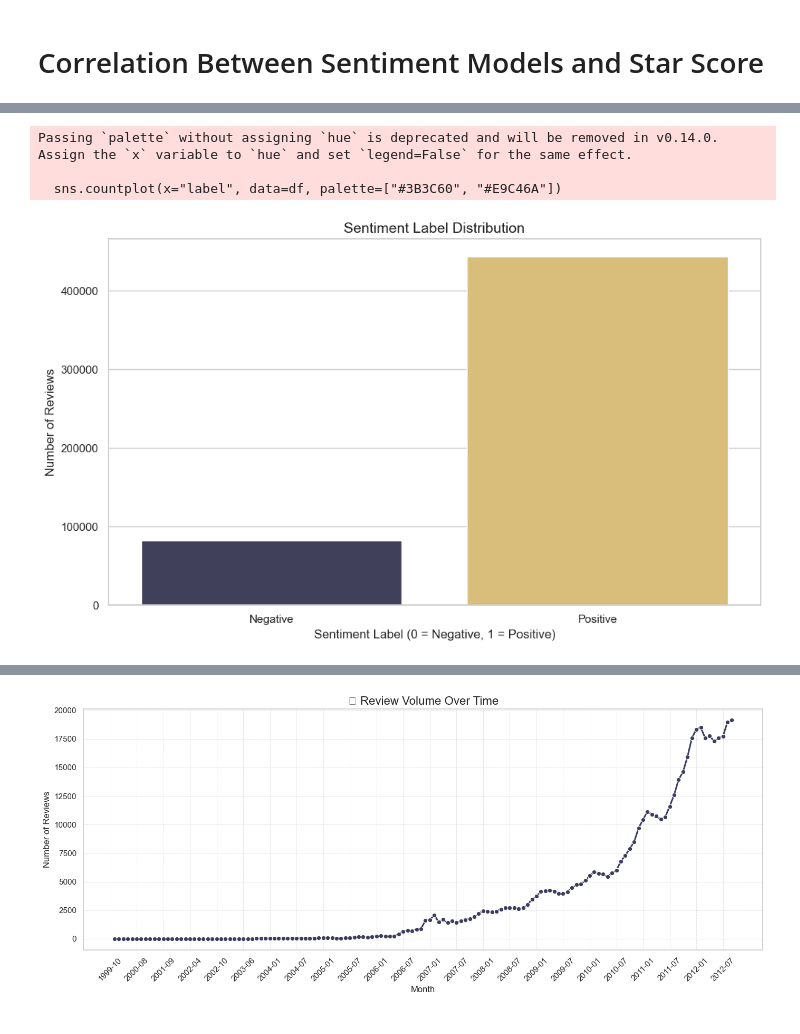
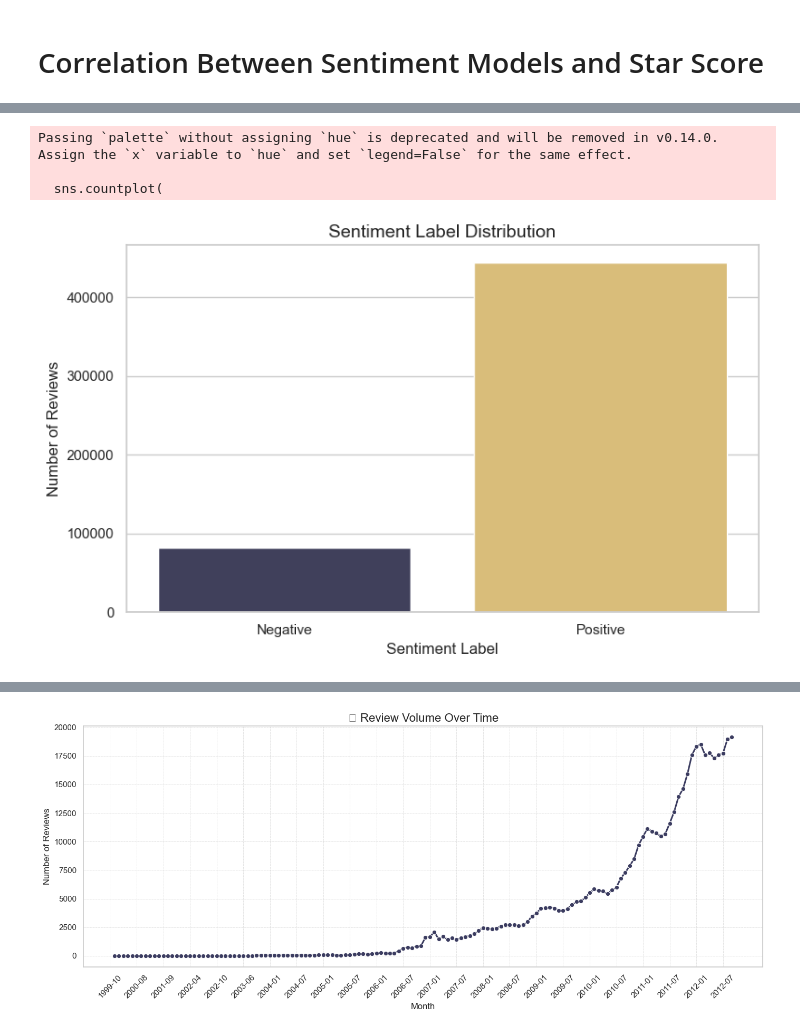
Before and after one commit to marwahfaraj/amazon-fine-food-reviews-analysis, a Jupyter notebook: notebooks/01_eda_sentiment_analysis.ipynb, the cells around one changed output, grey strips where cells are left out. Cells and saved outputs as stored; diff of their text form; code cells hidden in the pictures.

```diff
--- a/notebooks/01_eda_sentiment_analysis.ipynb
+++ b/notebooks/01_eda_sentiment_analysis.ipynb
@@ -226,18 +339,41 @@ plt.show()
 # %%
-# Make sure visuals folder exists
+import os
+import seaborn as sns
+import matplotlib.pyplot as plt
+
+# Ensure output folder exists
 os.makedirs("../visuals/histograms", exist_ok=True)
 
-# Bar plot: sentiment label distribution
-sns.countplot(x="label", data=df, palette=["#3B3C60", "#E9C46A"])
+# Custom brand colors
+custom_palette = {
+    0: "#3B3C60",  # Negative = navy
+    1: "#E9C46A"   # Positive = gold
+}
+
+# Ensure label is integer
+df["label"] = df["label"].astype(int)
+
+# Plot
+plt.figure(figsize=(8, 5))
+sns.countplot(
+    x="label",
+    data=df,
+    palette=[custom_palette.get(label, "#CCCCCC") for label in sorted(df["label"].unique())]
+)
+
+# Titles and labels
 plt.title("Sentiment Label Distribution", fontsize=14)
-plt.xlabel("Sentiment Label (0 = Negative, 1 = Positive)")
-plt.ylabel("Number of Reviews")
-plt.xticks([0, 1], ["Negative", "Positive"])
+plt.xlabel("Sentiment Label", fontsize=12)
+plt.ylabel("Number of Reviews", fontsize=12)
+plt.xticks([0, 1], ["Negative", "Positive"], fontsize=11)
+plt.yticks(fontsize=11)
 plt.tight_layout()
+
+# Save
 plt.savefig("../visuals/histograms/sentiment_label_distribution.png")
 plt.show()
 # %% [output]
 Passing `palette` without assigning `hue` is deprecated and will be removed in v0.14.0. Assign the `x` variable to `hue` and set `legend=False` for the same effect.
 
-  sns.countplot(x="label", data=df, palette=["#3B3C60", "#E9C46A"])
+  sns.countplot(
-[figure, old version]
+[figure, new version]
```
Also changed, not shown: parts of 13 cells of this notebook, 24 other files.
